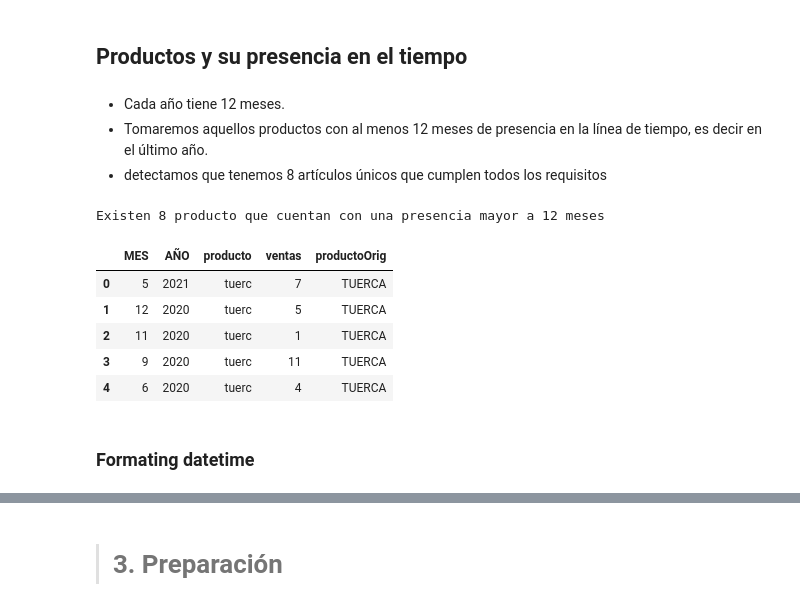
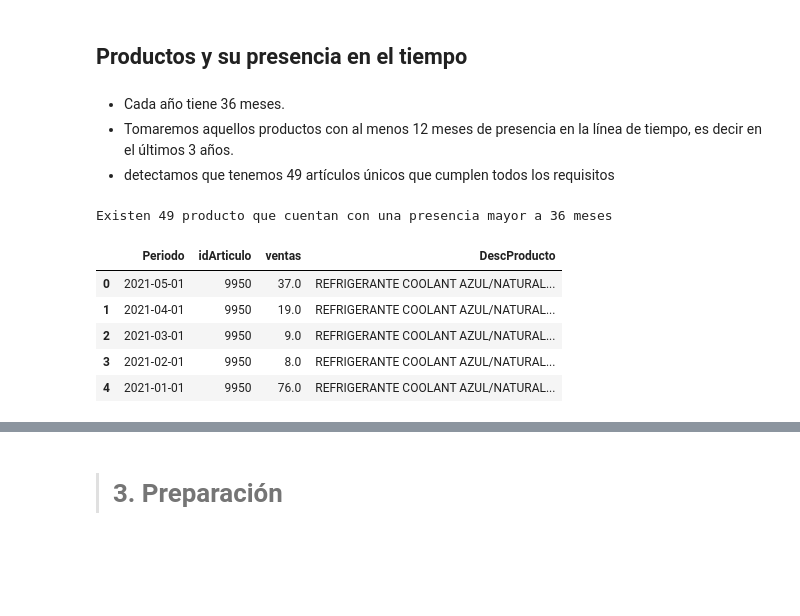
Before and after one commit to DavidCastilloAlvarado/timeseries_optimization, a Jupyter notebook: study_autos/preprocesamiento.ipynb, the cells around one changed output, grey strips where cells are left out. Saved outputs shown, nothing was run; the diff lists cells and outputs as text; code cells hidden in the pictures; blank space fills up the shorter version.

```diff
--- a/study_autos/preprocesamiento.ipynb
+++ b/study_autos/preprocesamiento.ipynb
@@ -127,6 +129,6 @@ The group process going to sum all the sales in the related month and product.
 dfagg = df.groupby(['Periodo', 'producto'])
 dfagg = dfagg.agg({'ventas': 'sum', 'DescProducto':'first'})
 dfagg = dfagg.reset_index()
-dfagg = dfagg.sort_values(by=['producto', 'AÑO', 'MES'], ascending=False)
+dfagg = dfagg.sort_values(by=['producto', 'Periodo'], ascending=False)
 dfagg.head()
 # %% [output]
@@ -134,13 +141,13 @@ KeyError: 'MES'
 # %%
 # seleccionando productos que se encuentran al menos en el año 2021
 ## de esta manera se podrán realizar predicciones en el futuro.
-products21 =dfagg.query('AÑO == 2021')['producto'].unique().tolist()
+products21 =dfagg[dfagg['Periodo']>=dt.date(year=2021,month=1,day=1)]['producto'].unique().tolist()
 # %% [markdown]
 ># 2. Seleccion de datos
 # %% [markdown]
 ## Productos y su presencia en el tiempo
 # %% [markdown]
-- Cada año tiene 12 meses.
-- Tomaremos aquellos productos con al menos 12 meses de presencia en la línea de tiempo, es decir en el último año.
-- detectamos que tenemos 8 artículos únicos que cumplen todos los requisitos
+- Cada año tiene 36 meses.
+- Tomaremos aquellos productos con al menos 12 meses de presencia en la línea de tiempo, es decir en el últimos 3 años.
+- detectamos que tenemos 49 artículos únicos que cumplen todos los requisitos
 # %%
@@ -158,20 +165,19 @@ value_count = temp.producto.nunique()
 
 print(f"Existen {value_count} producto que cuentan con una presencia mayor a {min_meses} meses")
 # %% [output]
-Existen 8 producto que cuentan con una presencia mayor a 12 meses
+Existen 49 producto que cuentan con una presencia mayor a 36 meses
 # %%
 # Tomamos solo los productos que cumples con las condiciones deseadas.
 lista_articulos = temp.producto.unique().tolist()
 df_clean = dfagg.loc[dfagg['producto'].isin(lista_articulos)]
 df_clean = df_clean.reset_index(drop=True)
-df_clean = df_clean.sort_values(by=['producto', 'AÑO', 'MES'], ascending=False)
+df_clean = df_clean.sort_values(by=['producto', 'Periodo'], ascending=False)
+df_clean.rename(columns={'producto': 'idArticulo'}, inplace=True)
 df_clean.head()
 # %% [output]
-|  | MES | AÑO | producto | ventas | productoOrig |
-| 0 | 5 | 2021 | tuerc | 7 | TUERCA |
-| 1 | 12 | 2020 | tuerc | 5 | TUERCA |
-| 2 | 11 | 2020 | tuerc | 1 | TUERCA |
-| 3 | 9 | 2020 | tuerc | 11 | TUERCA |
-| 4 | 6 | 2020 | tuerc | 4 | TUERCA |
+|  | Periodo | idArticulo | ventas | DescProducto |
+| 0 | 2021-05-01 | 9950 | 37.0 | REFRIGERANTE COOLANT AZUL/NATURAL... |
+| 1 | 2021-04-01 | 9950 | 19.0 | REFRIGERANTE COOLANT AZUL/NATURAL... |
+| 2 | 2021-03-01 | 9950 | 9.0 | REFRIGERANTE COOLANT AZUL/NATURAL... |
+| 3 | 2021-02-01 | 9950 | 8.0 | REFRIGERANTE COOLANT AZUL/NATURAL... |
+| 4 | 2021-01-01 | 9950 | 76.0 | REFRIGERANTE COOLANT AZUL/NATURAL... |
-# %% [markdown]
-### Formating datetime
```
Also changed, not shown: parts of 9 cells of this notebook, 1 other file.
